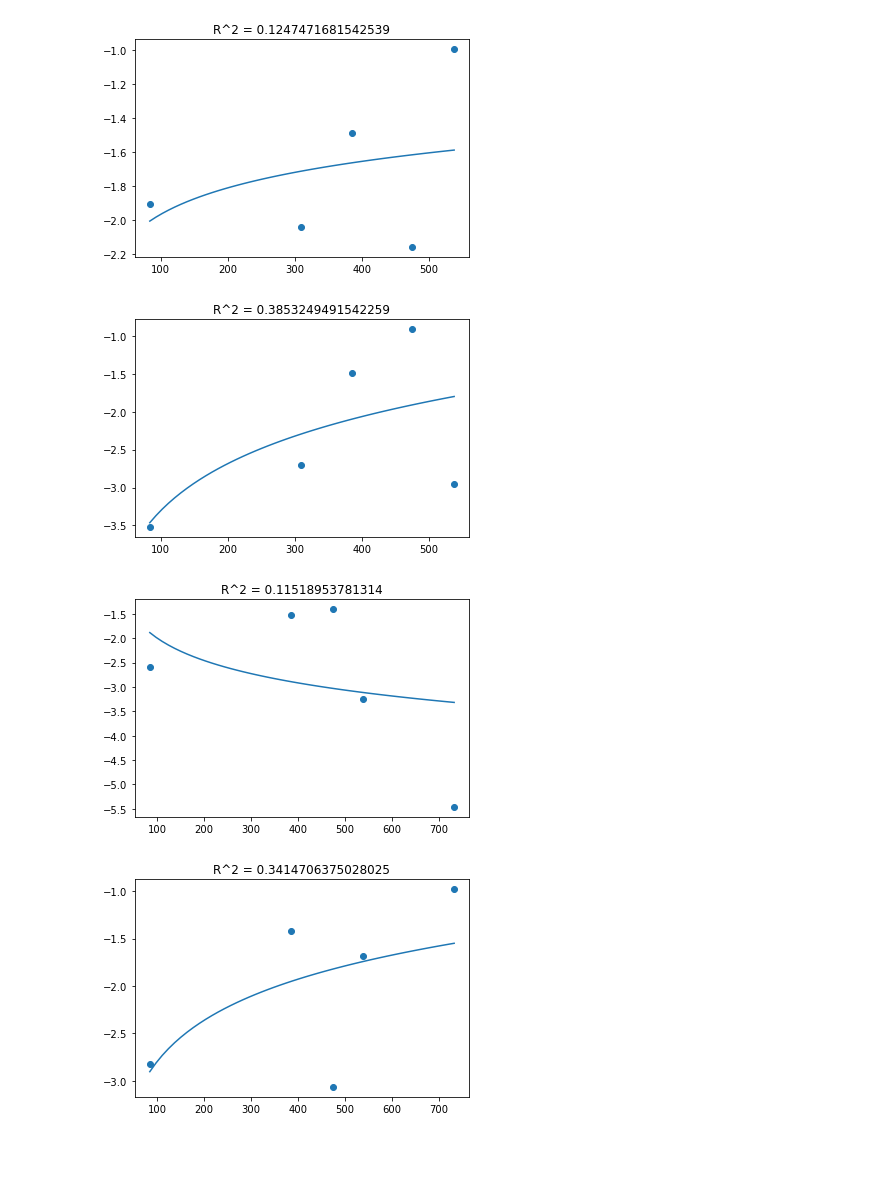
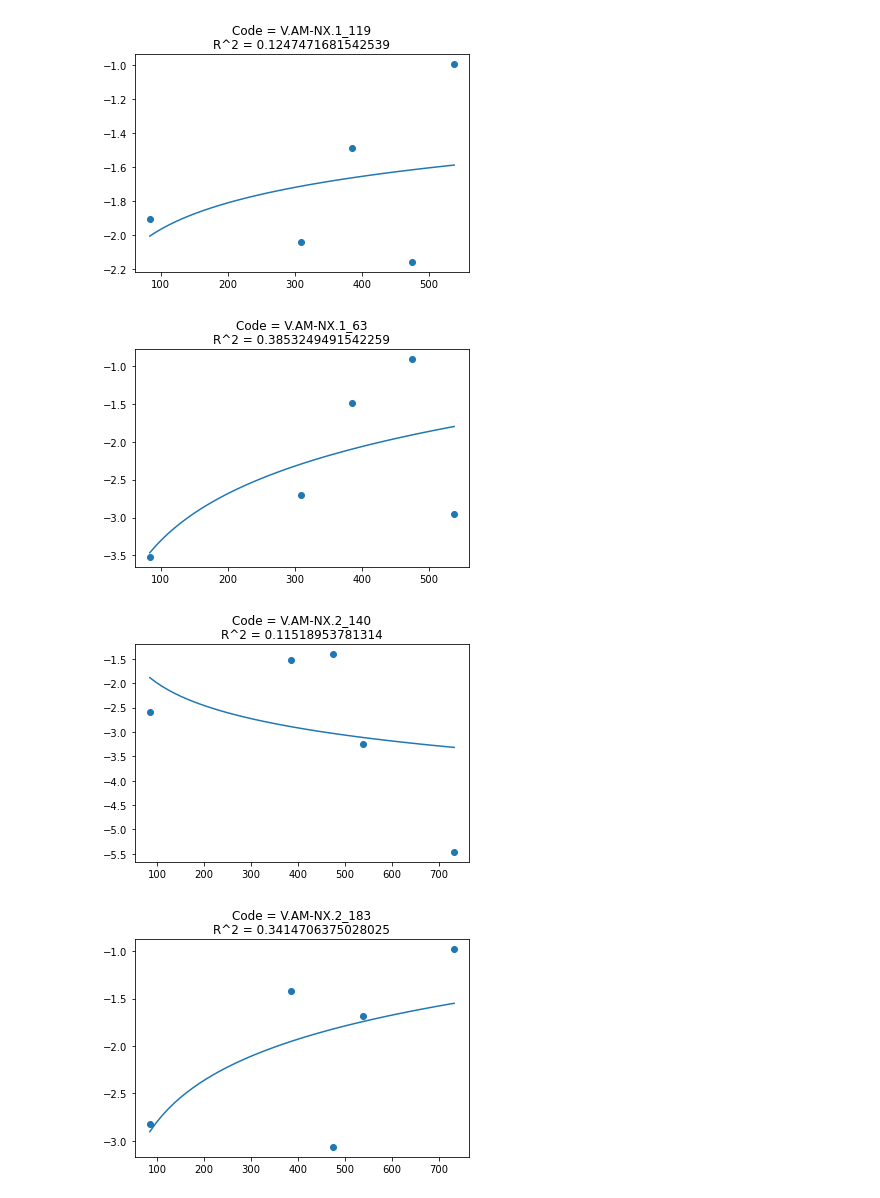
Before and after one commit to Konnits/Ajuste, a Jupyter notebook: Grafica.ipynb, the cells around one changed output. Drawn from its saved outputs; the diff is of its cells as text; code cells hidden in the pictures; blank space fills up the shorter version.

Commit message:
graphs v2

```diff
--- a/Grafica.ipynb
+++ b/Grafica.ipynb
@@ -10,35 +10,35 @@ archivo = pd.read_excel(file_name, sheet_name = "Factores_ajuste")
 rights = archivo.dropna()
 
 codigos = rights["Código"]
 
 archivo_vals = pd.read_excel(file_name, sheet_name = "Cálculos")
 
 contador = 0
 for cod in codigos:
     y = list(archivo_vals.query(f"codigo == '{cod}'")["TQI_y"])[1:]
     x_ = list(archivo_vals.query(f"codigo == '{cod}'")["Fecha Inspección"].diff())[1:]
     y = np.log(np.array(y))
     x = []
     for i in x_:
         x.append(i.days)
     for pos in range(len(x)):
         if pos != 0:
             x[pos] += x[pos-1]
     contador += 1
     alfa = rights.query(f"Código == '{cod}'")["Alfa"].values[0]
     g = rights.query(f"Código == '{cod}'")["G"].values[0]
     r_2 = rights.query(f"Código == '{cod}'")["R^2"].values[0]
     X = np.linspace(max(x), min(x), 50)
 
     f = lambda t: np.log(g) + alfa*np.log(t)
 
     Y = f(X)
     plt.plot(X,Y)
     plt.scatter(x,y)
-    plt.title(f"R^2 = {r_2}")
+    plt.title(f"Code = {cod}\nR^2 = {r_2}")
     plt.show()
 # %% [output]
-[figure, old version]
+[figure, new version]
-[figure, old version]
+[figure, new version]
-[figure, old version]
+[figure, new version]
-[figure, old version]
+[figure, new version]
```
Also changed, not shown: parts of 1 cell of this notebook.
